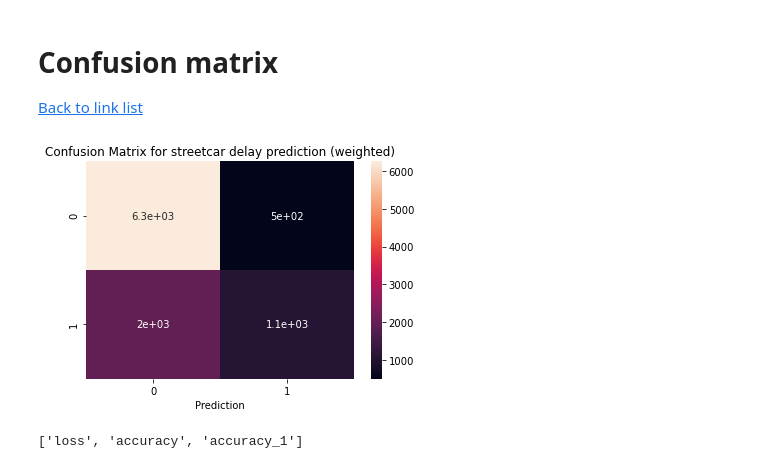
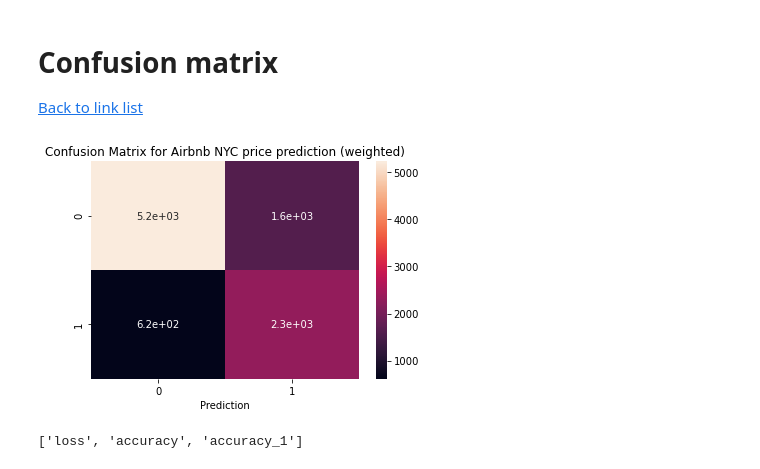
Before and after one commit to ryanmark1867/end_to_end_deep_learning_liveproject, a Jupyter notebook: notebooks/model_training.ipynb, the cells around one changed output. Cells and saved outputs as stored; diff of their text form; code cells hidden in the pictures.

```diff
--- a/notebooks/model_training.ipynb
+++ b/notebooks/model_training.ipynb
@@ -363,7 +366,7 @@ path = get_path()
 print("path is",path)
 # load route direction and delay data datframes
 merged_data = ingest_data(path)
-merged_data = prep_merged_data(merged_data)
+merged_data = prep_merged_data(merged_data,target_col)
 print("shape of pre refactored dataset", merged_data.shape)
 #merged_data['year'].value_counts()
 #merged_data.groupby(['Route','Direction']).size().reset_index().rename(columns={0:'count'}).tail(50)
@@ -400,8 +403,16 @@ merged_data.shape
 # %% [markdown]
 # Define training, validation, and test subsets of the dataset
 # %%
-# get training and test data set
 def get_train_validation_test(dataset):
+    '''get training and test data set
+    Args:
+        dataset: input dataframe
+
+    Returns:
+        dtrain: training subset of dataset
+        dvalid: validation subset of dataset
+        dtest: test subset of dataset
+    '''
     train, test = train_test_split(dataset, test_size = testproportion)
     dtrain, dvalid = train_test_split(train, random_state=123, train_size=trainproportion)
     print("Through train test split. Test proportion:")
@@ -537,7 +548,12 @@ len(dvalid)
 # define model in Keras
 
 def get_model():
+    ''' define Keras model by specifying layers by column type
 
+    Returns:
+        model: Keras model with the layers specified by the structure of the dataset
+
+    '''
 
     catinputs = {} # list of categorical inputs
     textinputs = {} # list of text inputs
@@ -660,7 +676,18 @@ if save_model_plot:
 # set up early stopping
 def set_early_stop(es_monitor, es_mode):
     ''' given monitoring parameter es_monitor and mode es_mode, define early stopping callback, save model callback, and
-    TensorBoard callback'''
+    TensorBoard callback
+
+    Args:
+        es_monitor: the performance parameter to monitor in the callback
+        es_mode: the extremity (max or min) to optimize towards
+
+    Returns:
+        callback_list: list of callback objects
+        save_model_path: fully qualified filename to save optimal model to
+
+
+    '''
     # define callback for early stopping
     callback_list = []
     es = EarlyStopping(monitor=es_monitor, mode=es_mode, verbose=1,patience = patience_threshold)
@@ -1022,16 +1051,16 @@ dict_keys(['loss', 'accuracy', 'accuracy_1', 'val_loss', 'val_accuracy', 'val_ac
 # %%
 
 
 cfmap=metrics.confusion_matrix(y_true=test['target'],  # True labels
                          y_pred=test["predround"])
 
 label = ["0", "1"]
 sns.heatmap(cfmap, annot = True, xticklabels = label, yticklabels = label)
 plt.xlabel("Prediction")
-plt.title("Confusion Matrix for streetcar delay prediction (weighted)")
+plt.title("Confusion Matrix for Airbnb NYC price prediction (weighted)")
 plt.show()
 # %% [output]
-[figure, old version]
+[figure, new version]
 # %%
 model.metrics_names
 # %% [output]
```
Also changed, not shown: parts of 28 cells of this notebook, 11 other files.
